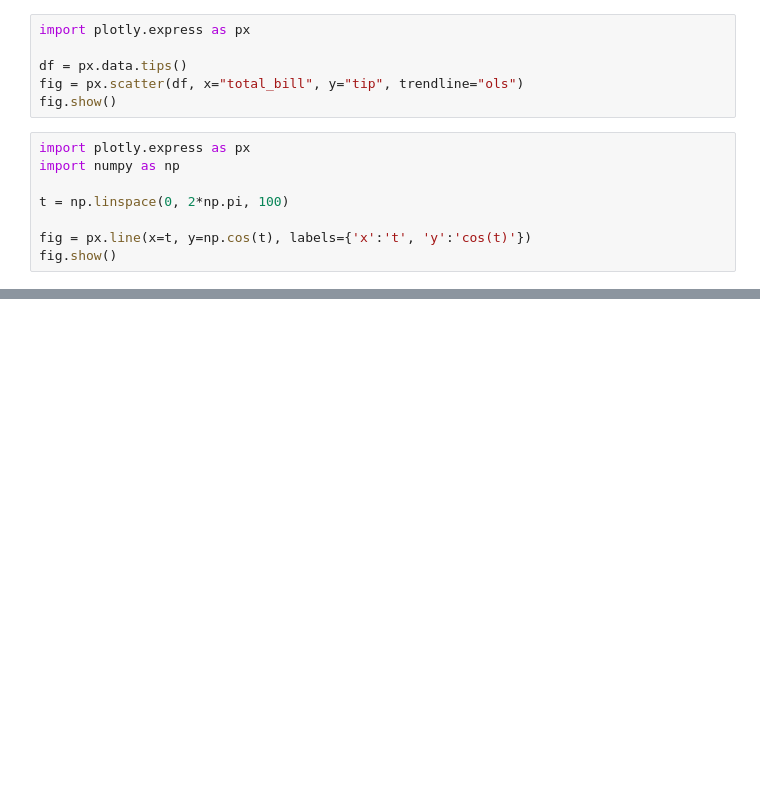
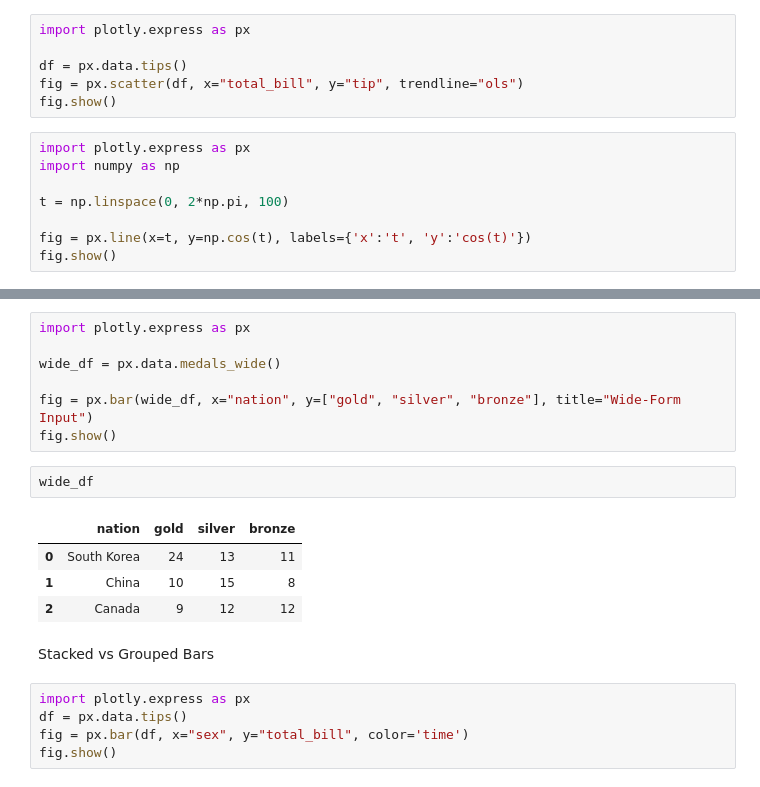
Before and after one commit to GauravGupta899/python-data-science, a Jupyter notebook: analytics/visualization.ipynb, the cells around one changed output, grey strips where cells are left out. Cells and saved outputs as stored; diff of their text form; blank space fills up the shorter version.

```diff
--- a/analytics/visualization.ipynb
+++ b/analytics/visualization.ipynb
@@ -204,0 +293,21 @@ fig.show()
+# %%
+import plotly.express as px
+
+wide_df = px.data.medals_wide()
+
+fig = px.bar(wide_df, x="nation", y=["gold", "silver", "bronze"], title="Wide-Form Input")
+fig.show()
+# %%
+wide_df
+# %% [output]
+|  | nation | gold | silver | bronze |
+| 0 | South Korea | 24 | 13 | 11 |
+| 1 | China | 10 | 15 | 8 |
+| 2 | Canada | 9 | 12 | 12 |
+# %% [markdown]
+Stacked vs Grouped Bars
+# %%
+import plotly.express as px
+df = px.data.tips()
+fig = px.bar(df, x="sex", y="total_bill", color='time')
+fig.show()
```
Also changed, not shown: parts of 23 cells of this notebook, 2 other files.
